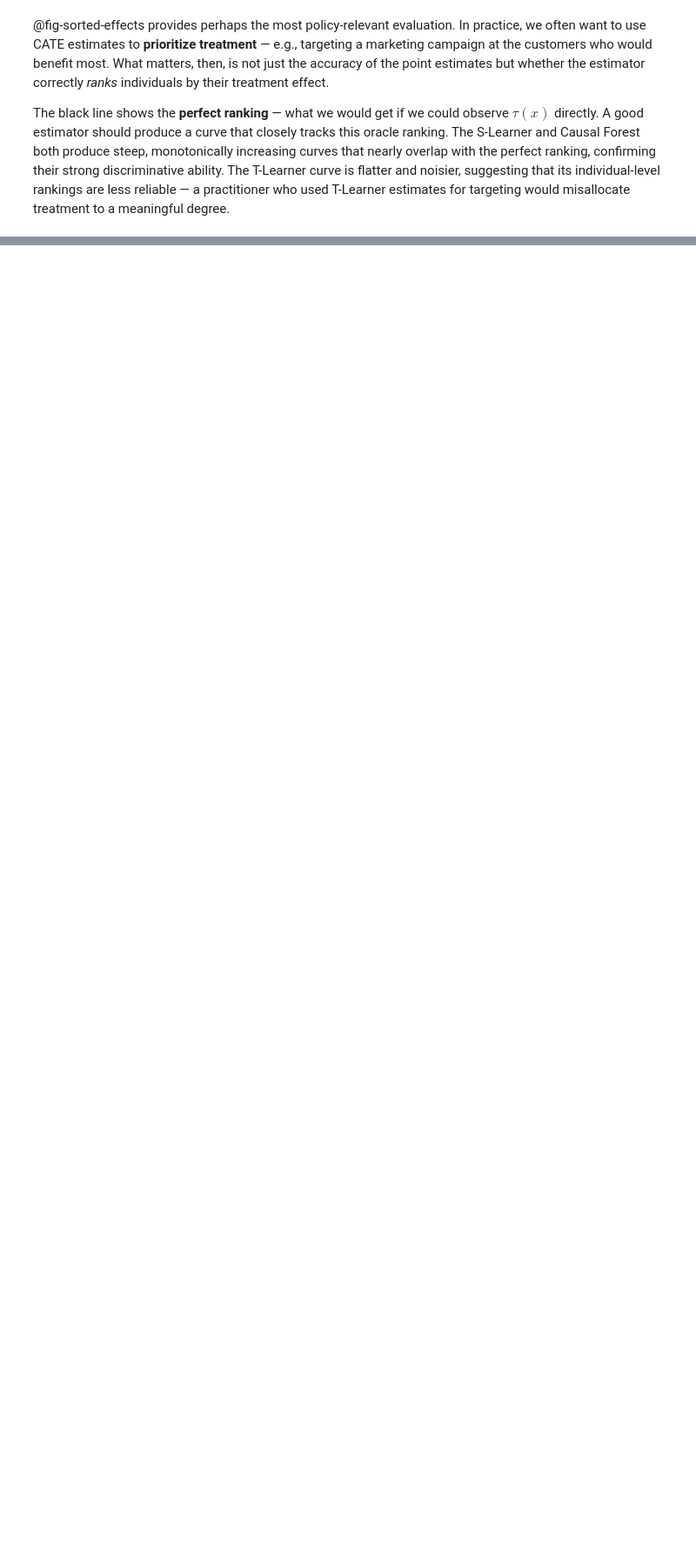
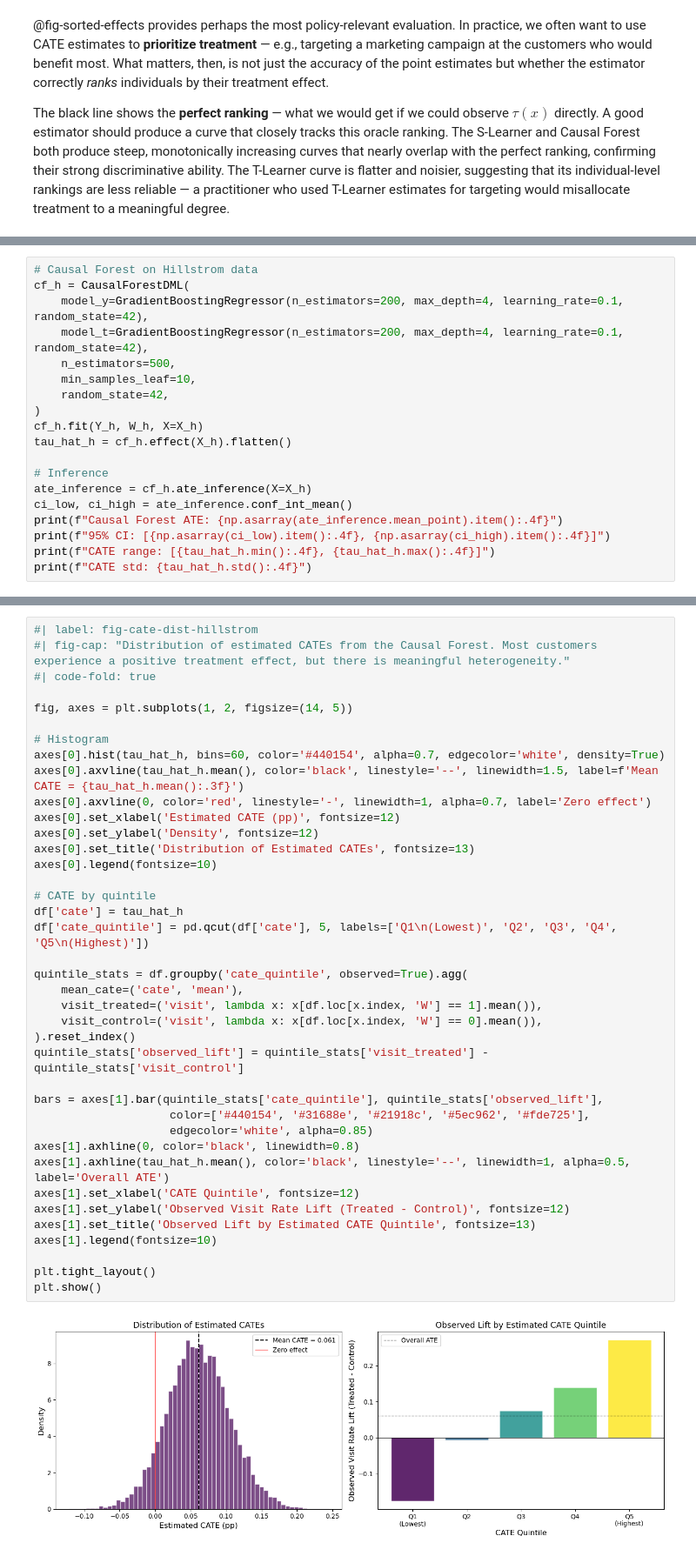
Before and after one commit to dannyredel/dannyredel.github.io, a Jupyter notebook: posts/causal_forests/causal_forests.ipynb, the cells around one changed output, grey strips where cells are left out. Shown at 87% size. Cells and saved outputs as stored; diff of their text form; blank space fills up the shorter version.

```diff
--- a/posts/causal_forests/causal_forests.ipynb
+++ b/posts/causal_forests/causal_forests.ipynb
@@ -492,0 +565,19 @@ The black line shows the **perfect ranking** — what we would get if we could o
+# %%
+# Causal Forest on Hillstrom data
+cf_h = CausalForestDML(
+    model_y=GradientBoostingRegressor(n_estimators=200, max_depth=4, learning_rate=0.1, random_state=42),
+    model_t=GradientBoostingRegressor(n_estimators=200, max_depth=4, learning_rate=0.1, random_state=42),
+    n_estimators=500,
+    min_samples_leaf=10,
+    random_state=42,
+)
+cf_h.fit(Y_h, W_h, X=X_h)
+tau_hat_h = cf_h.effect(X_h).flatten()
+
+# Inference
+ate_inference = cf_h.ate_inference(X=X_h)
+ci_low, ci_high = ate_inference.conf_int_mean()
+print(f"Causal Forest ATE: {np.asarray(ate_inference.mean_point).item():.4f}")
+print(f"95% CI: [{np.asarray(ci_low).item():.4f}, {np.asarray(ci_high).item():.4f}]")
+print(f"CATE range: [{tau_hat_h.min():.4f}, {tau_hat_h.max():.4f}]")
+print(f"CATE std: {tau_hat_h.std():.4f}")
@@ -492,0 +593,41 @@ The black line shows the **perfect ranking** — what we would get if we could o
+# %%
+#| label: fig-cate-dist-hillstrom
+#| fig-cap: "Distribution of estimated CATEs from the Causal Forest. Most customers experience a positive treatment effect, but there is meaningful heterogeneity."
+#| code-fold: true
+
+fig, axes = plt.subplots(1, 2, figsize=(14, 5))
+
+# Histogram
+axes[0].hist(tau_hat_h, bins=60, color='#440154', alpha=0.7, edgecolor='white', density=True)
+axes[0].axvline(tau_hat_h.mean(), color='black', linestyle='--', linewidth=1.5, label=f'Mean CATE = {tau_hat_h.mean():.3f}')
+axes[0].axvline(0, color='red', linestyle='-', linewidth=1, alpha=0.7, label='Zero effect')
+axes[0].set_xlabel('Estimated CATE (pp)', fontsize=12)
+axes[0].set_ylabel('Density', fontsize=12)
+axes[0].set_title('Distribution of Estimated CATEs', fontsize=13)
+axes[0].legend(fontsize=10)
+
+# CATE by quintile
+df['cate'] = tau_hat_h
+df['cate_quintile'] = pd.qcut(df['cate'], 5, labels=['Q1\n(Lowest)', 'Q2', 'Q3', 'Q4', 'Q5\n(Highest)'])
+
+quintile_stats = df.groupby('cate_quintile', observed=True).agg(
+    mean_cate=('cate', 'mean'),
+    visit_treated=('visit', lambda x: x[df.loc[x.index, 'W'] == 1].mean()),
+    visit_control=('visit', lambda x: x[df.loc[x.index, 'W'] == 0].mean()),
+).reset_index()
+quintile_stats['observed_lift'] = quintile_stats['visit_treated'] - quintile_stats['visit_control']
+
+bars = axes[1].bar(quintile_stats['cate_quintile'], quintile_stats['observed_lift'],
+                    color=['#440154', '#31688e', '#21918c', '#5ec962', '#fde725'],
+                    edgecolor='white', alpha=0.85)
+axes[1].axhline(0, color='black', linewidth=0.8)
+axes[1].axhline(tau_hat_h.mean(), color='black', linestyle='--', linewidth=1, alpha=0.5, label='Overall ATE')
+axes[1].set_xlabel('CATE Quintile', fontsize=12)
+axes[1].set_ylabel('Observed Visit Rate Lift (Treated - Control)', fontsize=12)
+axes[1].set_title('Observed Lift by Estimated CATE Quintile', fontsize=13)
+axes[1].legend(fontsize=10)
+
+plt.tight_layout()
+plt.show()
+# %% [output]
+[figure, added]
```
Also changed, not shown: parts of 17 cells of this notebook, 24 other files.
